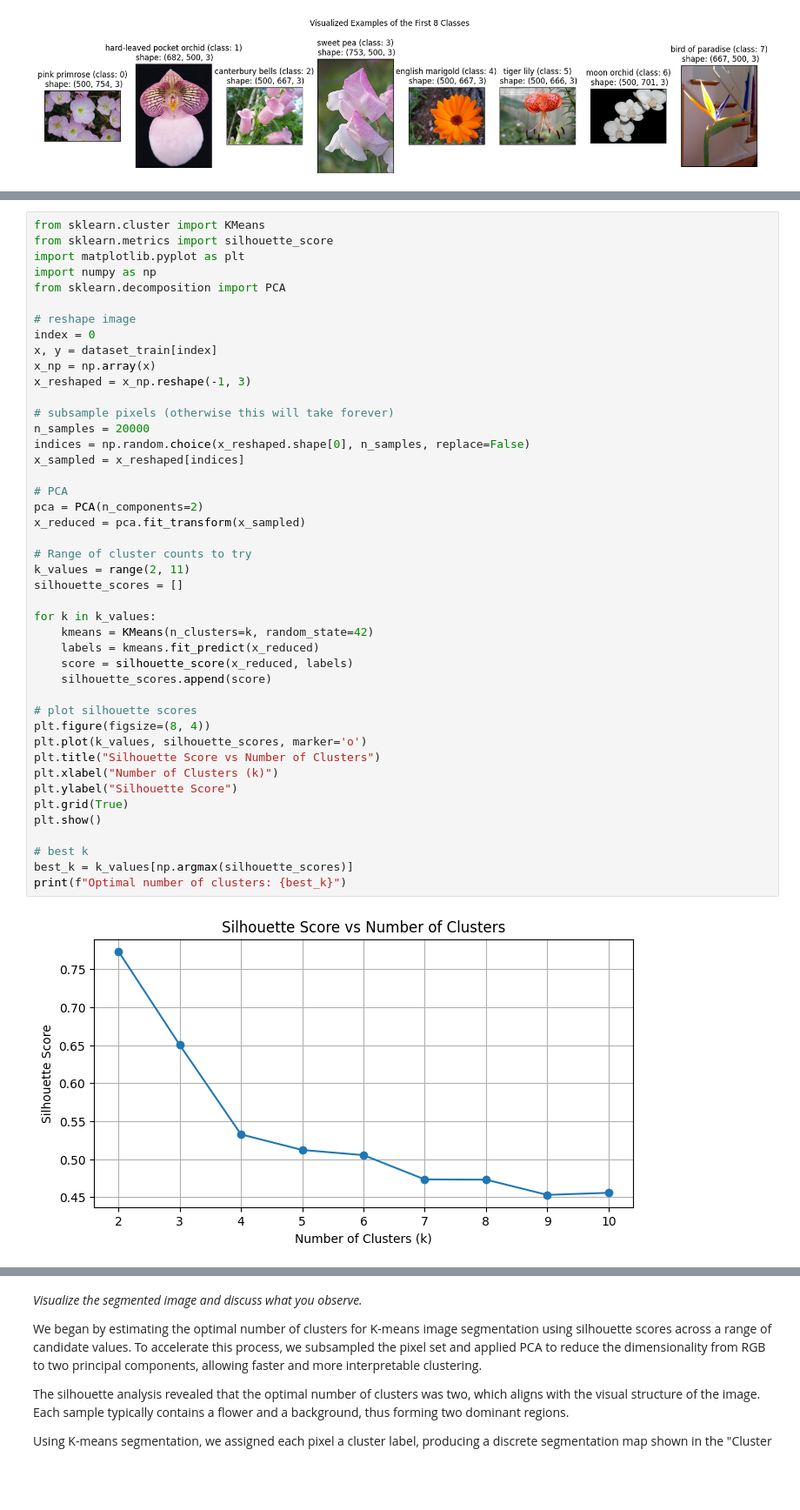
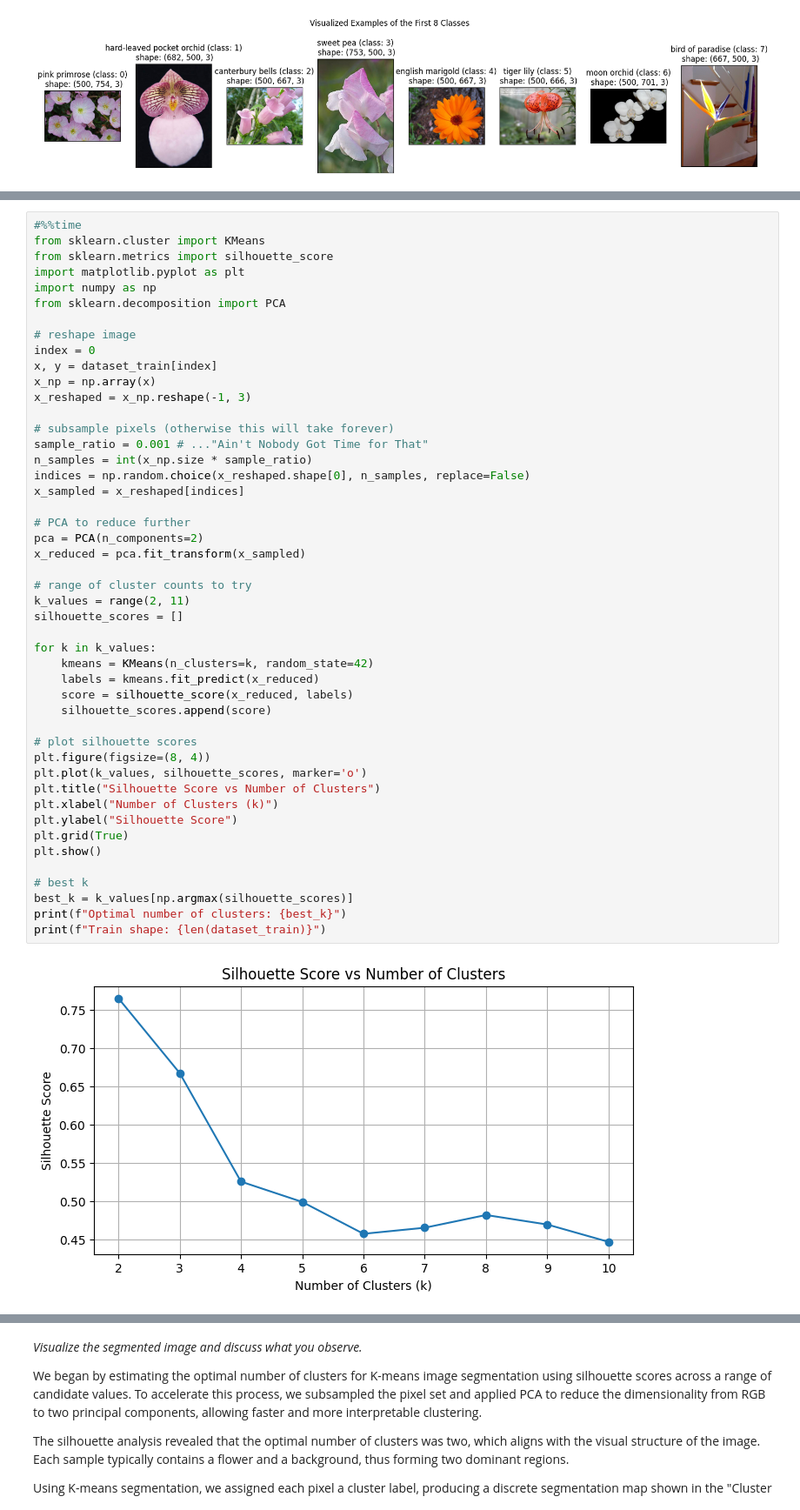
Before and after one commit to fractalclockwork/Chem277B, a Jupyter notebook: hw/HW_05/05_HW.ipynb, the cells around one changed output, grey strips where cells are left out. Shown at 87% size. Cells and saved outputs as stored; diff of their text form; blank space fills up the shorter version.

```diff
--- a/hw/HW_05/05_HW.ipynb
+++ b/hw/HW_05/05_HW.ipynb
@@ -121,4 +125,5 @@ for i, index in enumerate(indices):
 # %%
+#%%time
 from sklearn.cluster import KMeans
 from sklearn.metrics import silhouette_score
 import matplotlib.pyplot as plt
@@ -132,36 +137,38 @@ x_np = np.array(x)
 x_reshaped = x_np.reshape(-1, 3)
 
 # subsample pixels (otherwise this will take forever)
-n_samples = 20000
+sample_ratio = 0.001 # ..."Ain't Nobody Got Time for That"
+n_samples = int(x_np.size * sample_ratio)
 indices = np.random.choice(x_reshaped.shape[0], n_samples, replace=False)
 x_sampled = x_reshaped[indices]
 
-# PCA
+# PCA to reduce further
 pca = PCA(n_components=2)
 x_reduced = pca.fit_transform(x_sampled)
 
-# Range of cluster counts to try
+# range of cluster counts to try
 k_values = range(2, 11)
 silhouette_scores = []
 
 for k in k_values:
     kmeans = KMeans(n_clusters=k, random_state=42)
     labels = kmeans.fit_predict(x_reduced)
     score = silhouette_score(x_reduced, labels)
     silhouette_scores.append(score)
 
 # plot silhouette scores
 plt.figure(figsize=(8, 4))
 plt.plot(k_values, silhouette_scores, marker='o')
 plt.title("Silhouette Score vs Number of Clusters")
 plt.xlabel("Number of Clusters (k)")
 plt.ylabel("Silhouette Score")
 plt.grid(True)
 plt.show()
 
 # best k
 best_k = k_values[np.argmax(silhouette_scores)]
 print(f"Optimal number of clusters: {best_k}")
+print(f"Train shape: {len(dataset_train)}")
 # %% [output]
-[figure, old version]
+[figure, new version]
 Optimal number of clusters: 2
```
Also changed, not shown: parts of 65 cells of this notebook.
